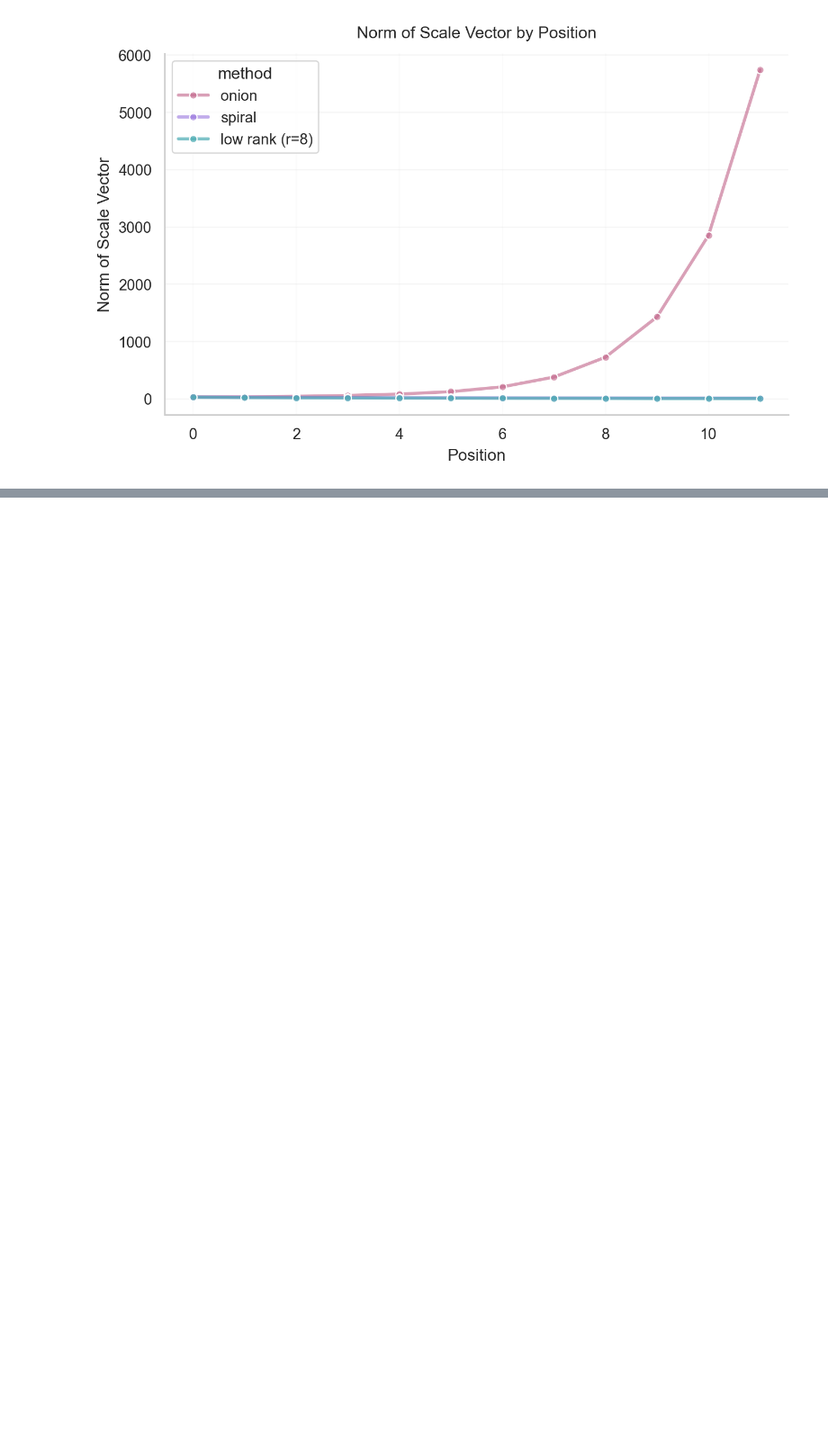
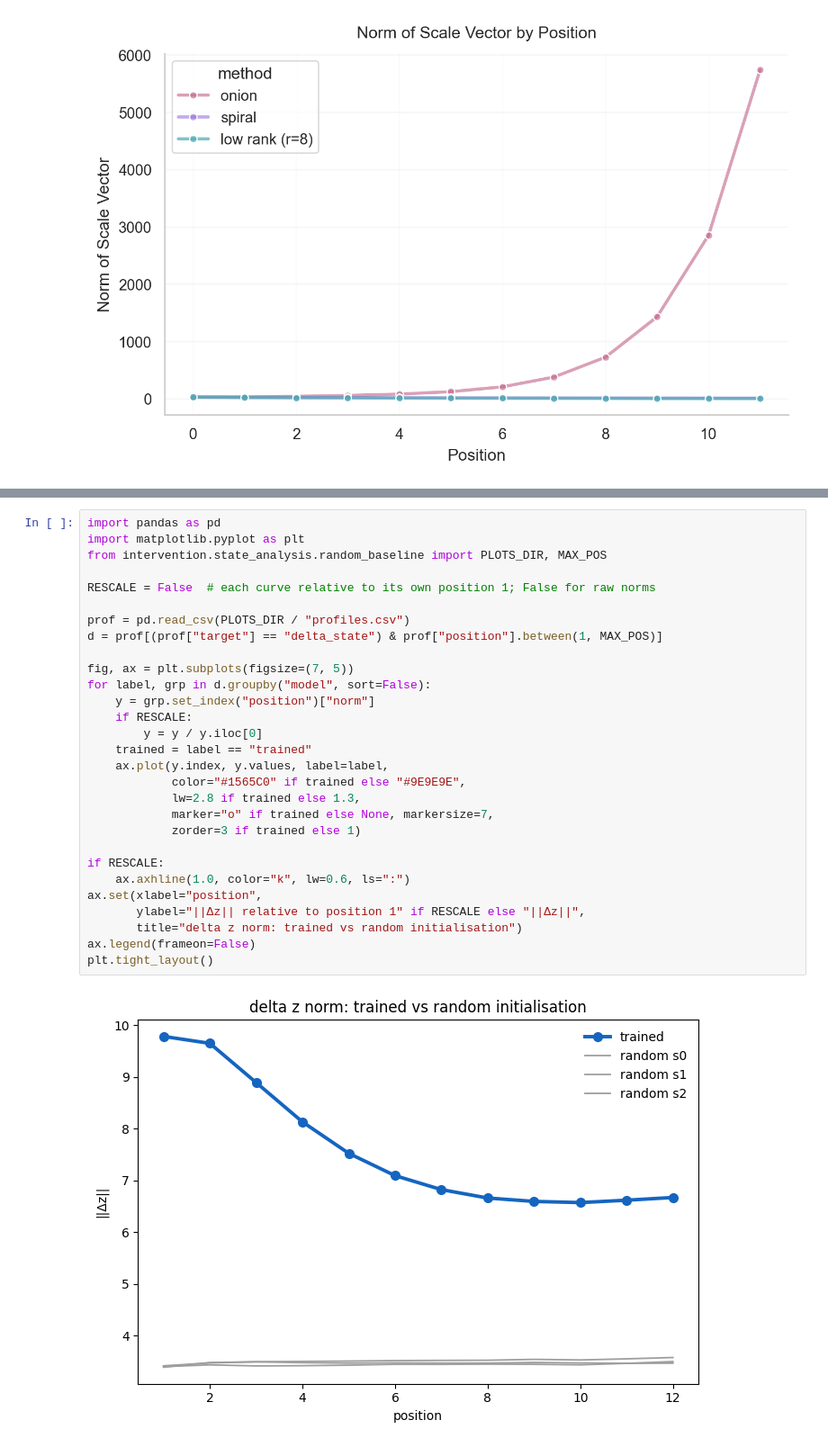
Before and after one commit to danieldager/swp-model, a Jupyter notebook: intervention/plotting/paper_plots.ipynb, the cells around one changed output, grey strips where cells are left out. Shown at 90% size. Saved outputs shown, nothing was run; the diff lists cells and outputs as text; blank space fills up the shorter version.

```diff
--- a/intervention/plotting/paper_plots.ipynb
+++ b/intervention/plotting/paper_plots.ipynb
@@ -858,0 +1109,31 @@ V-V median: 0.1817
+# %%
+import pandas as pd
+import matplotlib.pyplot as plt
+from intervention.state_analysis.random_baseline import PLOTS_DIR, MAX_POS
+
+RESCALE = False  # each curve relative to its own position 1; False for raw norms
+
+prof = pd.read_csv(PLOTS_DIR / "profiles.csv")
+d = prof[(prof["target"] == "delta_state") & prof["position"].between(1, MAX_POS)]
+
+fig, ax = plt.subplots(figsize=(7, 5))
+for label, grp in d.groupby("model", sort=False):
+    y = grp.set_index("position")["norm"]
+    if RESCALE:
+        y = y / y.iloc[0]
+    trained = label == "trained"
+    ax.plot(y.index, y.values, label=label,
+            color="#1565C0" if trained else "#9E9E9E",
+            lw=2.8 if trained else 1.3,
+            marker="o" if trained else None, markersize=7,
+            zorder=3 if trained else 1)
+
+if RESCALE:
+    ax.axhline(1.0, color="k", lw=0.6, ls=":")
+ax.set(xlabel="position",
+       ylabel="||Δz|| relative to position 1" if RESCALE else "||Δz||",
+       title="delta z norm: trained vs random initialisation")
+ax.legend(frameon=False)
+plt.tight_layout()
+# %% [output]
+[figure, added]
```
Also changed, not shown: parts of 14 cells of this notebook, 41 other files.
